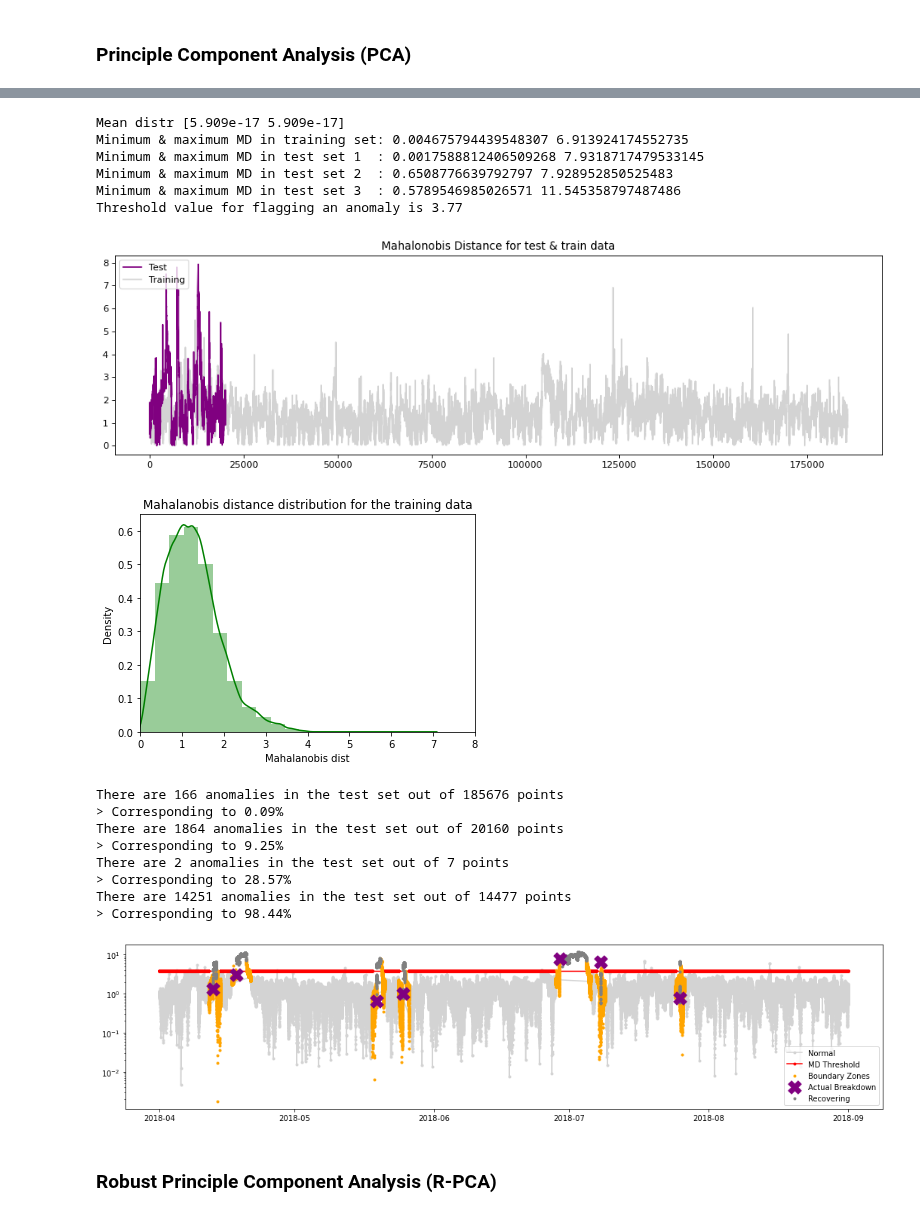
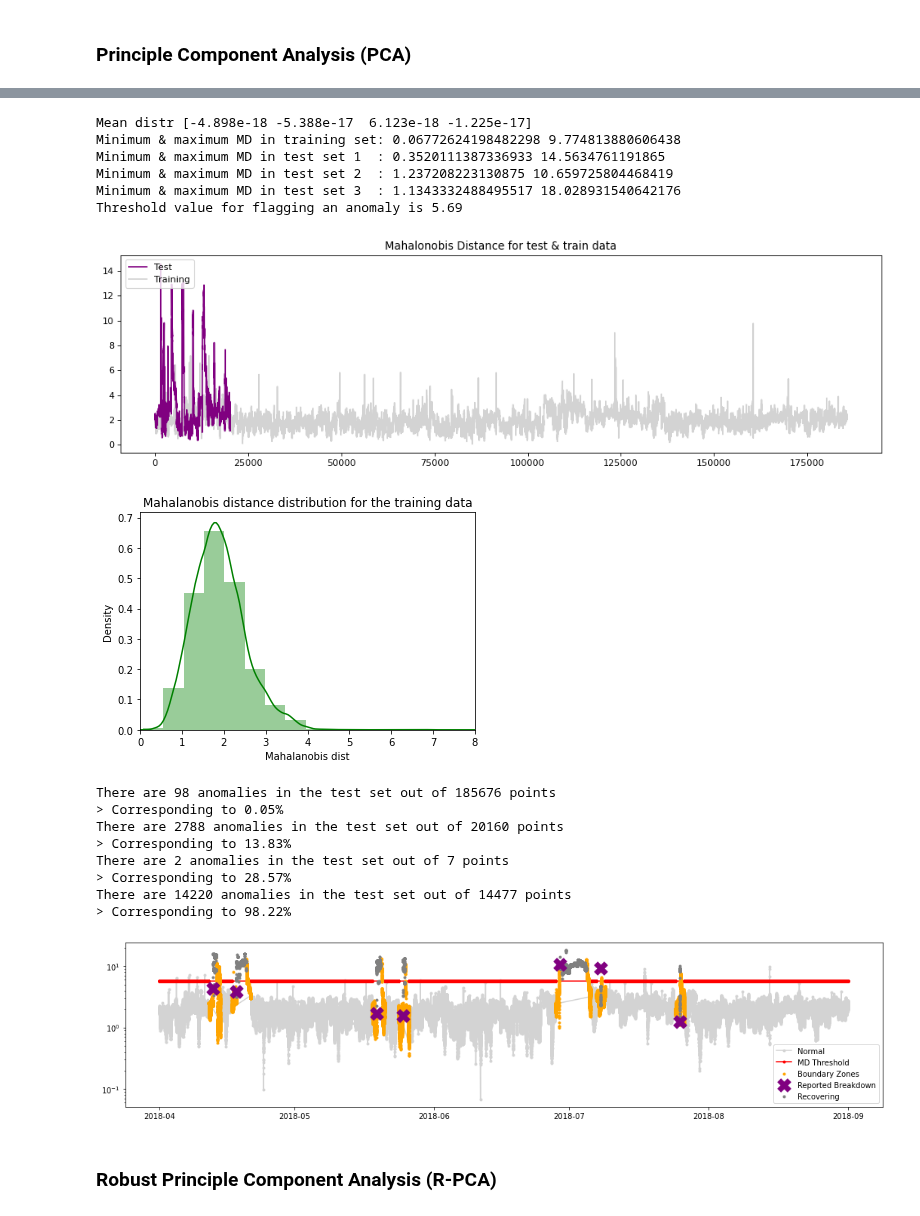
Before and after one commit to 3minuterecord/predictiveMaintenancePortfolio, a Jupyter notebook: Pump Sensor Predictive Maintenance.ipynb, the cells around one changed output, grey strips where cells are left out. Saved outputs shown, nothing was run; the diff lists cells and outputs as text; code cells hidden in the pictures.

```diff
--- a/Pump Sensor Predictive Maintenance.ipynb
+++ b/Pump Sensor Predictive Maintenance.ipynb
@@ -201,7 +186,8 @@ df_set
 # %%
 # Scale the data (between 0 and 1)
 df_num = df_set.drop(['timestamp', 'machine_status'], axis = 1)
-scaler = preprocessing.MinMaxScaler()
+#scaler = preprocessing.MinMaxScaler()
+scaler = preprocessing.StandardScaler()
 df_set_scaled = pd.DataFrame(scaler.fit_transform(df_num), columns = df_num.columns, index = df_num.index)
 df_set_scaled['timestamp'] = df_set['timestamp']
 df_set_scaled['machine_status'] = df_set['machine_status']
@@ -325,10 +313,14 @@ Test dataset 2 ['BROKEN']
 Test dataset 3 ['RECOVERING']
 # %%
 # Prepare data for PCA
+cut_date = pd.to_datetime('2018-08-01 00:00:00', format = '%Y-%m-%d %H:%M:%S')
 df_train = df_norm.loc[:, include_cols]
+dh= df_train.loc[df_train['timestamp'] <= cut_date,:]
+tail = dfe_train.loc[df_train['timestamp'] > cut_date,:]
 df_train = df_train.drop(['machine_status', 'timestamp'], axis = 1)
 
-df_test1 = df_abnorm_lead.loc[:, include_cols]
+boundaries = df_abnorm_lead.loc[:, include_cols]
+df_test1 = pd.concat([boundaries, tail])
 df_test1 = df_test1.drop(['machine_status', 'timestamp'], axis = 1)
 
 df_test2 = df_abnorm_broke.loc[:, include_cols]
@@ -358,7 +349,8 @@ for sen in df_train.columns:
 ### Principle Component Analysis (PCA)
 # %%
 # Define the PCA model (all compoments)
-n_comps = 2 # How many dimensions you want to reduce to
+from sklearn.decomposition import PCA, KernelPCA
+n_comps = 4 # How many dimensions you want to reduce to
 pca = PCA(n_components = n_comps, svd_solver = 'full')
 
 # Compute PCA components for the training set
@@ -458,12 +450,12 @@ print("Minimum & maximum MD in test set 3  :", min(dist_test3), max(dist_test3))
 threshold = pdm.MD_threshold(dist_train, extreme = True) # extreme = True; 2x mean of incoming data
 print("Threshold value for flagging an anomaly is", "{:.2f}".format(threshold))
 # %% [output]
-Mean distr [5.909e-17 5.909e-17]
-Minimum & maximum MD in training set: 0.004675794439548307 6.913924174552735
-Minimum & maximum MD in test set 1  : 0.0017588812406509268 7.9318717479533145
-Minimum & maximum MD in test set 2  : 0.6508776639792797 7.928952850525483
-Minimum & maximum MD in test set 3  : 0.5789546985026571 11.545358797487486
-Threshold value for flagging an anomaly is 3.77
+Mean distr [-4.898e-18 -5.388e-17  6.123e-18 -1.225e-17]
+Minimum & maximum MD in training set: 0.06772624198482298 9.774813880606438
+Minimum & maximum MD in test set 1  : 0.3520111387336933 14.5634761191865
+Minimum & maximum MD in test set 2  : 1.237208223130875 10.659725804468419
+Minimum & maximum MD in test set 3  : 1.1343332488495517 18.028931540642176
+Threshold value for flagging an anomaly is 5.69
 # %%
 figure(figsize = (15, 4), dpi = 80)
 plt.plot(np.array(dist_test1), label = "Test", color = 'purple', zorder = 2)
@@ -472,7 +464,7 @@ plt.legend(loc = "upper left")
 plt.title("Mahalonobis Distance for test & train data")
 plt.show()
 # %% [output]
-[figure, old version]
+[figure, new version]
 # %%
 import seaborn as sns
 plt.figure()
@@ -485,7 +477,7 @@ plt.xlabel('Mahalanobis dist')
 plt.title('Mahalanobis distance distribution for the training data')
 plt.show()
 # %% [output]
-[figure, old version]
+[figure, new version]
 # %%
 def prep_mahalonobis_data (dist_dat, thresh, pca_dat):
     # Prepare test data for visualization
@@ -509,27 +501,27 @@ anomaly1 = pdm.prep_mahalonobis_data(dist_test1, threshold, X_test1_PCA)
 anomaly2 = pdm.prep_mahalonobis_data(dist_test2, threshold, X_test2_PCA)
 anomaly3 = pdm.prep_mahalonobis_data(dist_test3, threshold, X_test3_PCA)
 # %% [output]
-There are 166 anomalies in the test set out of 185676 points
-> Corresponding to 0.09%
-There are 1864 anomalies in the test set out of 20160 points
-> Corresponding to 9.25%
+There are 98 anomalies in the test set out of 185676 points
+> Corresponding to 0.05%
+There are 2788 anomalies in the test set out of 20160 points
+> Corresponding to 13.83%
 There are 2 anomalies in the test set out of 7 points
 > Corresponding to 28.57%
-There are 14251 anomalies in the test set out of 14477 points
-> Corresponding to 98.44%
+There are 14220 anomalies in the test set out of 14477 points
+> Corresponding to 98.22%
 # %%
 # Visualize Mahalonobis distance with actual anomalies vs threshold
 fig, ax = plt.subplots(figsize = (18, 4))
 ax.plot(anomaly_train['timestamp'], anomaly_train['Mob dist'], color = 'lightgrey', marker = '.', zorder = 1, label = 'Normal')
 ax.plot(anomaly_train['timestamp'], anomaly_train['Thresh'], color = 'red', marker = '.', zorder = 2, label = 'MD Threshold')
 ax.scatter(anomaly1['timestamp'], anomaly1['Mob dist'], color = 'orange', marker = '.', zorder = 3, label = 'Boundary Zones')
-ax.scatter(anomaly2['timestamp'], anomaly2['Mob dist'], color = 'purple', marker = 'X', zorder = 5, s = 300, label = 'Actual Breakdown')
+ax.scatter(anomaly2['timestamp'], anomaly2['Mob dist'], color = 'purple', marker = 'X', zorder = 5, s = 300, label = 'Reported Breakdown')
 ax.scatter(anomaly3['timestamp'], anomaly3['Mob dist'], color = 'grey', marker = '.', zorder = 4, label = 'Recovering')
 ax.set_yscale('log')
 ax.legend(loc = 'lower right')
 plt.show()
 # %% [output]
-[figure, old version]
+[figure, new version]
 # %% [markdown]
 ### Robust Principle Component Analysis (R-PCA)
 # %%
```
Also changed, not shown: parts of 45 cells of this notebook, 2 other files.
